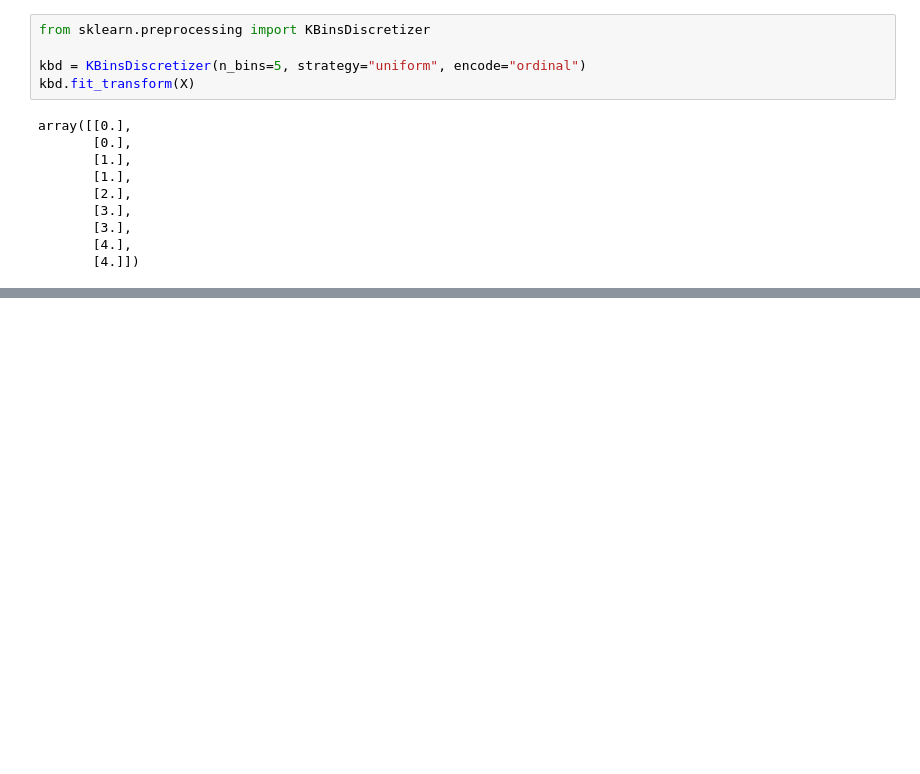
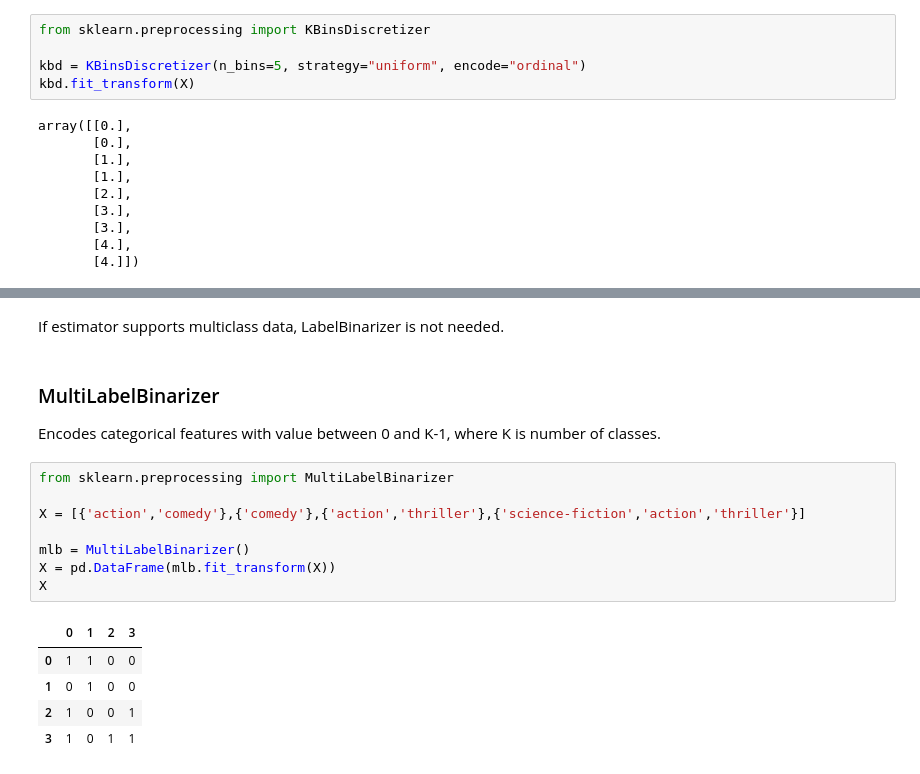
Before and after one commit to AnvayRaj/MLP-Notes, a Jupyter notebook: Week_2.ipynb, the cells around one changed output, grey strips where cells are left out. Drawn from its saved outputs; the diff is of its cells as text; blank space fills up the shorter version.

```diff
--- a/Week_2.ipynb
+++ b/Week_2.ipynb
@@ -361,0 +468,20 @@ array([[0.],
+# %% [markdown]
+If estimator supports multiclass data, LabelBinarizer is not needed.
+# %% [markdown]
+### MultiLabelBinarizer
+
+Encodes categorical features with value between 0 and K-1, where K is number of classes.
+# %%
+from sklearn.preprocessing import MultiLabelBinarizer
+
+X = [{'action','comedy'},{'comedy'},{'action','thriller'},{'science-fiction','action','thriller'}]
+
+mlb = MultiLabelBinarizer()
+X = pd.DataFrame(mlb.fit_transform(X))
+X
+# %% [output]
+|  | 0 | 1 | 2 | 3 |
+| 0 | 1 | 1 | 0 | 0 |
+| 1 | 0 | 1 | 0 | 0 |
+| 2 | 1 | 0 | 0 | 1 |
+| 3 | 1 | 0 | 1 | 1 |
```
Also changed, not shown: parts of 18 cells of this notebook.
